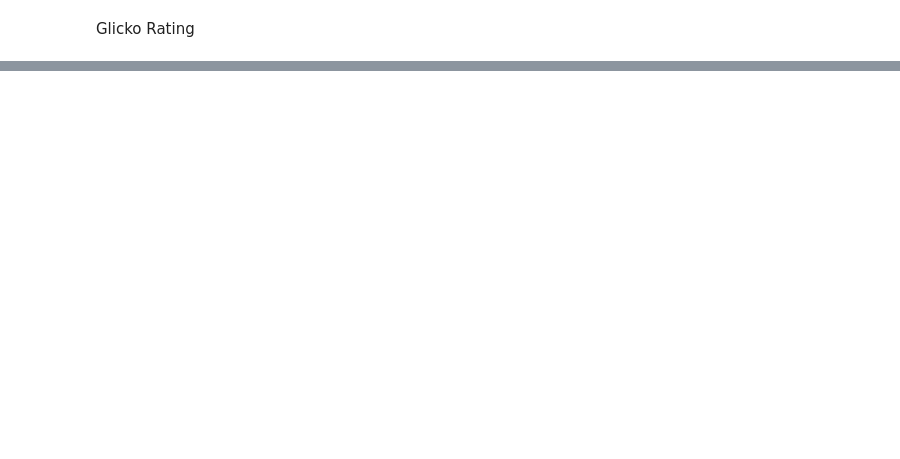
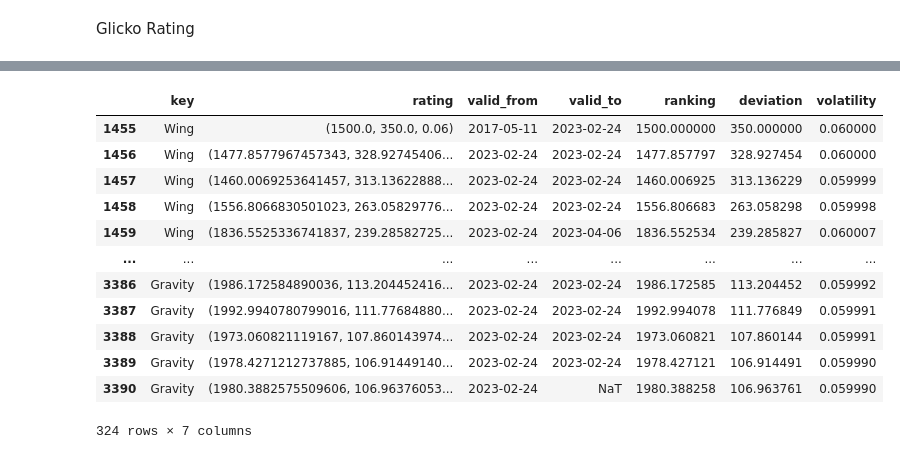
Before and after one commit to sarahaptumich/capstone, a Jupyter notebook: breaker_ranking_2.ipynb, the cells around one changed output, grey strips where cells are left out. Drawn from its saved outputs; the diff is of its cells as text; code cells hidden in the pictures; blank space fills up the shorter version.

```diff
--- a/breaker_ranking_2.ipynb
+++ b/breaker_ranking_2.ipynb
@@ -302,0 +267,4 @@ glicko_cur_ranking
+# %%
+g_model_glicko=fit_model_G(X_girl)
+b_model_glicko=fit_model_G(X_boy)
+o_model_glicko=fit_model_G(X_other)
@@ -340,0 +343,18 @@ plt.legend()
+# %%
+boy_glicko_rank[boy_glicko_rank['key'].isin(boy_top10_glicko['key'].to_list())]
+girl_glicko_rank[girl_glicko_rank['key'].isin(girl_top10_glicko['key'].to_list())]
+other_glicko_rank[other_glicko_rank['key'].isin(other_top10_glicko['key'].to_list())]
+# %% [output]
+|  | key | rating | valid_from | valid_to | ranking | deviation | volatility |
+| 1455 | Wing | (1500.0, 350.0, 0.06) | 2017-05-11 | 2023-02-24 | 1500.000000 | 350.000000 | 0.060000 |
+| 1456 | Wing | (1477.8577967457343, 328.92745406... | 2023-02-24 | 2023-02-24 | 1477.857797 | 328.927454 | 0.060000 |
+| 1457 | Wing | (1460.0069253641457, 313.13622888... | 2023-02-24 | 2023-02-24 | 1460.006925 | 313.136229 | 0.059999 |
+| 1458 | Wing | (1556.8066830501023, 263.05829776... | 2023-02-24 | 2023-02-24 | 1556.806683 | 263.058298 | 0.059998 |
+| 1459 | Wing | (1836.5525336741837, 239.28582725... | 2023-02-24 | 2023-04-06 | 1836.552534 | 239.285827 | 0.060007 |
+| ... | ... | ... | ... | ... | ... | ... | ... |
+| 3386 | Gravity | (1986.172584890036, 113.204452416... | 2023-02-24 | 2023-02-24 | 1986.172585 | 113.204452 | 0.059992 |
+| 3387 | Gravity | (1992.9940780799016, 111.77684880... | 2023-02-24 | 2023-02-24 | 1992.994078 | 111.776849 | 0.059991 |
+| 3388 | Gravity | (1973.060821119167, 107.860143974... | 2023-02-24 | 2023-02-24 | 1973.060821 | 107.860144 | 0.059991 |
+| 3389 | Gravity | (1978.4271212737885, 106.91449140... | 2023-02-24 | 2023-02-24 | 1978.427121 | 106.914491 | 0.059990 |
+| 3390 | Gravity | (1980.3882575509606, 106.96376053... | 2023-02-24 | NaT | 1980.388258 | 106.963761 | 0.059990 |
+324 rows × 7 columns
```
Also changed, not shown: parts of 25 cells of this notebook.
